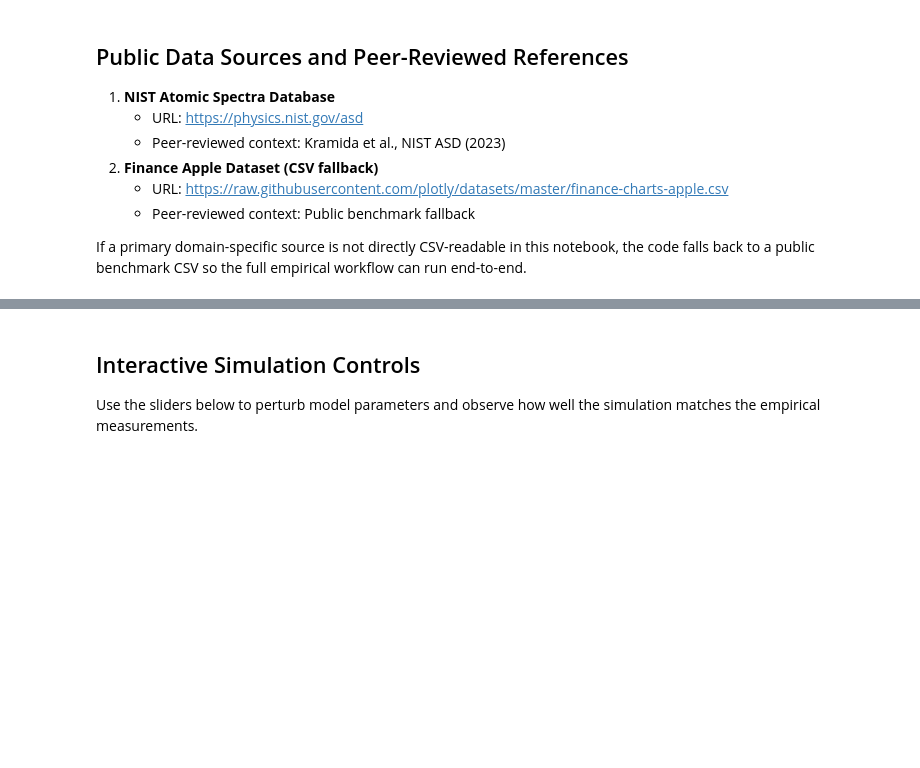
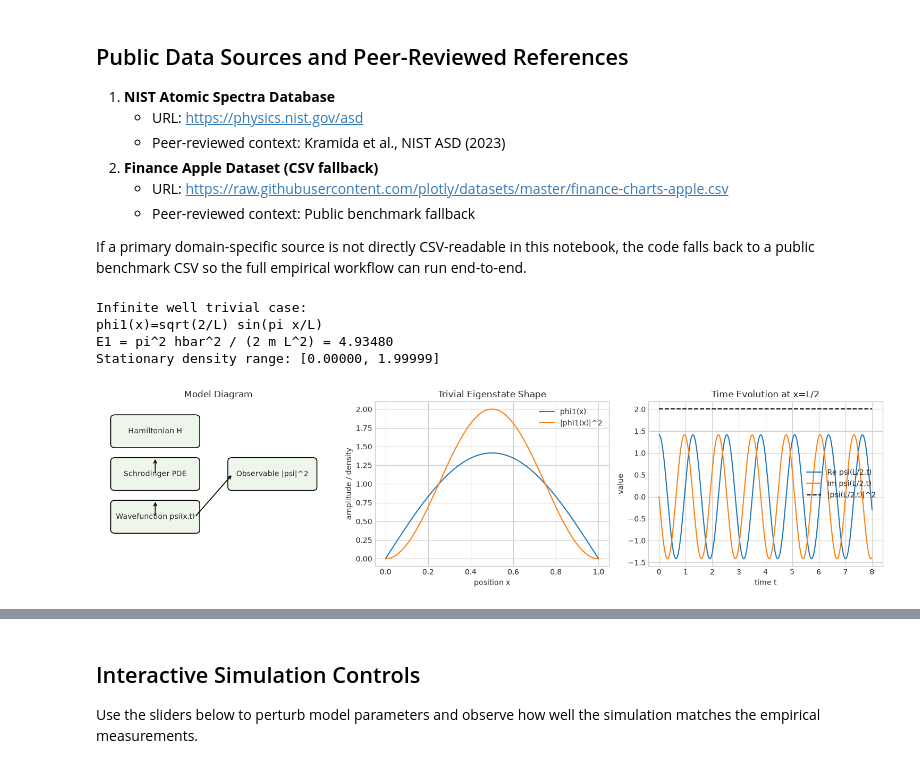
Before and after one commit to mikdunn/hamiltonian_and_lagrangian_sims_and_fun, a Jupyter notebook: projects/21_quantum_wave_mechanics/21_quantum_wave_mechanics_equations_and_derivation.ipynb, the cells around one changed output, grey strips where cells are left out. Drawn from its saved outputs; the diff is of its cells as text; code cells hidden in the pictures; blank space fills up the shorter version.

```diff
--- a/projects/21_quantum_wave_mechanics/21_quantum_wave_mechanics_equations_and_derivation.ipynb
+++ b/projects/21_quantum_wave_mechanics/21_quantum_wave_mechanics_equations_and_derivation.ipynb
@@ -73,6 +90,70 @@ DATA_SOURCES = [
     "reference": "Public benchmark fallback"
   }
 ]
+# %%
+# Trivial quantum case: infinite-square-well n=1 state and explicit model diagram.
+from matplotlib.patches import FancyBboxPatch
+
+hbar = 1.0
+m_q = 1.0
+L_q = 1.0
+
+x_q = np.linspace(0.0, L_q, 600)
+t_q = np.linspace(0.0, 8.0, 500)
+
+phi1 = np.sqrt(2.0 / L_q) * np.sin(np.pi * x_q / L_q)
+E1 = (np.pi**2 * hbar**2) / (2.0 * m_q * L_q**2)
+phase_t = np.exp(-1j * E1 * t_q / hbar)
+
+psi_center_t = (np.sqrt(2.0 / L_q) * np.sin(np.pi * (L_q / 2.0) / L_q)) * phase_t
+prob_density = np.abs(phi1) ** 2
+
+print("Infinite well trivial case:")
+print("phi1(x)=sqrt(2/L) sin(pi x/L)")
+print(f"E1 = pi^2 hbar^2 / (2 m L^2) = {E1:.5f}")
+print(f"Stationary density range: [{prob_density.min():.5f}, {prob_density.max():.5f}]")
+
+fig, ax = plt.subplots(1, 3, figsize=(15, 4))
+
+ax0 = ax[0]
+ax0.axis("off")
+for x0, y0, txt in [
+    (0.06, 0.74, "Hamiltonian H"),
+    (0.06, 0.48, "Schrodinger PDE"),
+    (0.06, 0.22, "Wavefunction psi(x,t)"),
+    (0.56, 0.48, "Observable |psi|^2"),
+]:
+    patch = FancyBboxPatch((x0, y0), 0.34, 0.16, boxstyle="round,pad=0.02", linewidth=1.2, facecolor="#eef5ea")
+    ax0.add_patch(patch)
+    ax0.text(x0 + 0.17, y0 + 0.08, txt, ha="center", va="center", fontsize=10)
+ax0.annotate("", xy=(0.23, 0.66), xytext=(0.23, 0.56), arrowprops=dict(arrowstyle="->", lw=1.3))
+ax0.annotate("", xy=(0.23, 0.40), xytext=(0.23, 0.30), arrowprops=dict(arrowstyle="->", lw=1.3))
+ax0.annotate("", xy=(0.56, 0.56), xytext=(0.40, 0.30), arrowprops=dict(arrowstyle="->", lw=1.3))
+ax0.set_title("Model Diagram")
+
+ax[1].plot(x_q, phi1, label="phi1(x)")
+ax[1].plot(x_q, prob_density, label="|phi1(x)|^2")
+ax[1].set_title("Trivial Eigenstate Shape")
+ax[1].set_xlabel("position x")
+ax[1].set_ylabel("amplitude / density")
+ax[1].legend()
+
+ax[2].plot(t_q, np.real(psi_center_t), label="Re psi(L/2,t)")
+ax[2].plot(t_q, np.imag(psi_center_t), label="Im psi(L/2,t)")
+ax[2].plot(t_q, np.abs(psi_center_t) ** 2, "k--", label="|psi(L/2,t)|^2")
+ax[2].set_title("Time Evolution at x=L/2")
+ax[2].set_xlabel("time t")
+ax[2].set_ylabel("value")
+ax[2].legend()
+
+plt.tight_layout()
+plt.show()
+# %% [output]
+Infinite well trivial case:
+phi1(x)=sqrt(2/L) sin(pi x/L)
+E1 = pi^2 hbar^2 / (2 m L^2) = 4.93480
+Stationary density range: [0.00000, 1.99999]
+[figure, added]
 # %%
 def try_read_public_csv(url: str):
     try:
```
Also changed, not shown: parts of 7 cells of this notebook, 26 other files.
